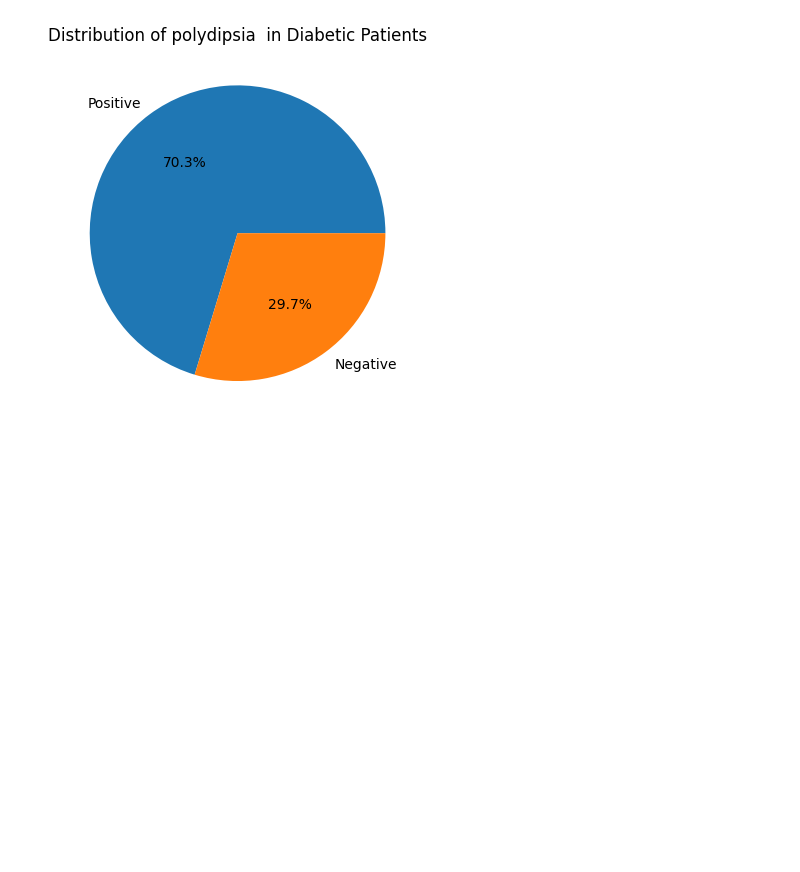
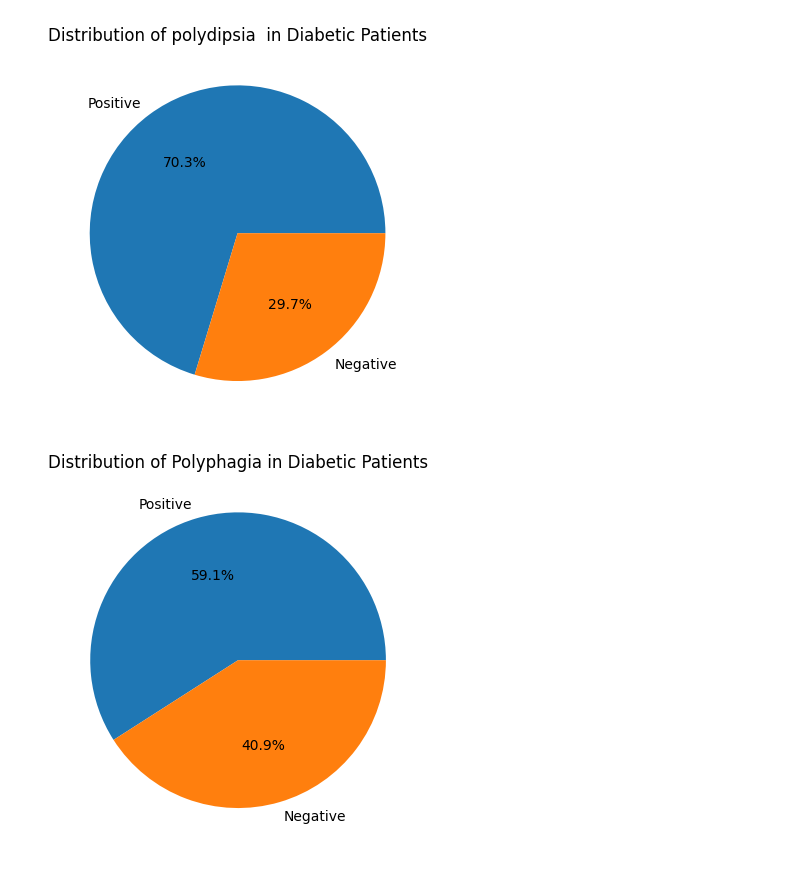
Before and after one commit to Sriraj-Penjerla/Sriraj-GlucoSense-Infy-Nov24, a Jupyter notebook: Glucosense_Infy.ipynb, the cells around one changed output. Drawn from its saved outputs; the diff is of its cells as text; code cells hidden in the pictures; blank space fills up the shorter version.

```diff
--- a/Glucosense_Infy.ipynb
+++ b/Glucosense_Infy.ipynb
@@ -87,2 +137,3 @@ plt.show()
 # %%
-data = data[data['class'] == 1 ]
+db_data = data[data['class'] == 1 ]
+db_data # only diabetic data
@@ -102,3 +167,10 @@ plt.title('Distribution of polydipsia  in Diabetic Patients')
 plt.show()
 # %% [output]
 [figure]
+# %%
+polyphagia = db_data[db_data['class'] == 1]['polyphagia'].value_counts()
+plt.pie(polyphagia, labels=["Positive","Negative"], autopct='%1.1f%%')
+plt.title('Distribution of Polyphagia in Diabetic Patients')
+plt.show()
+# %% [output]
+[figure, added]
```
Also changed, not shown: parts of 18 cells of this notebook.
